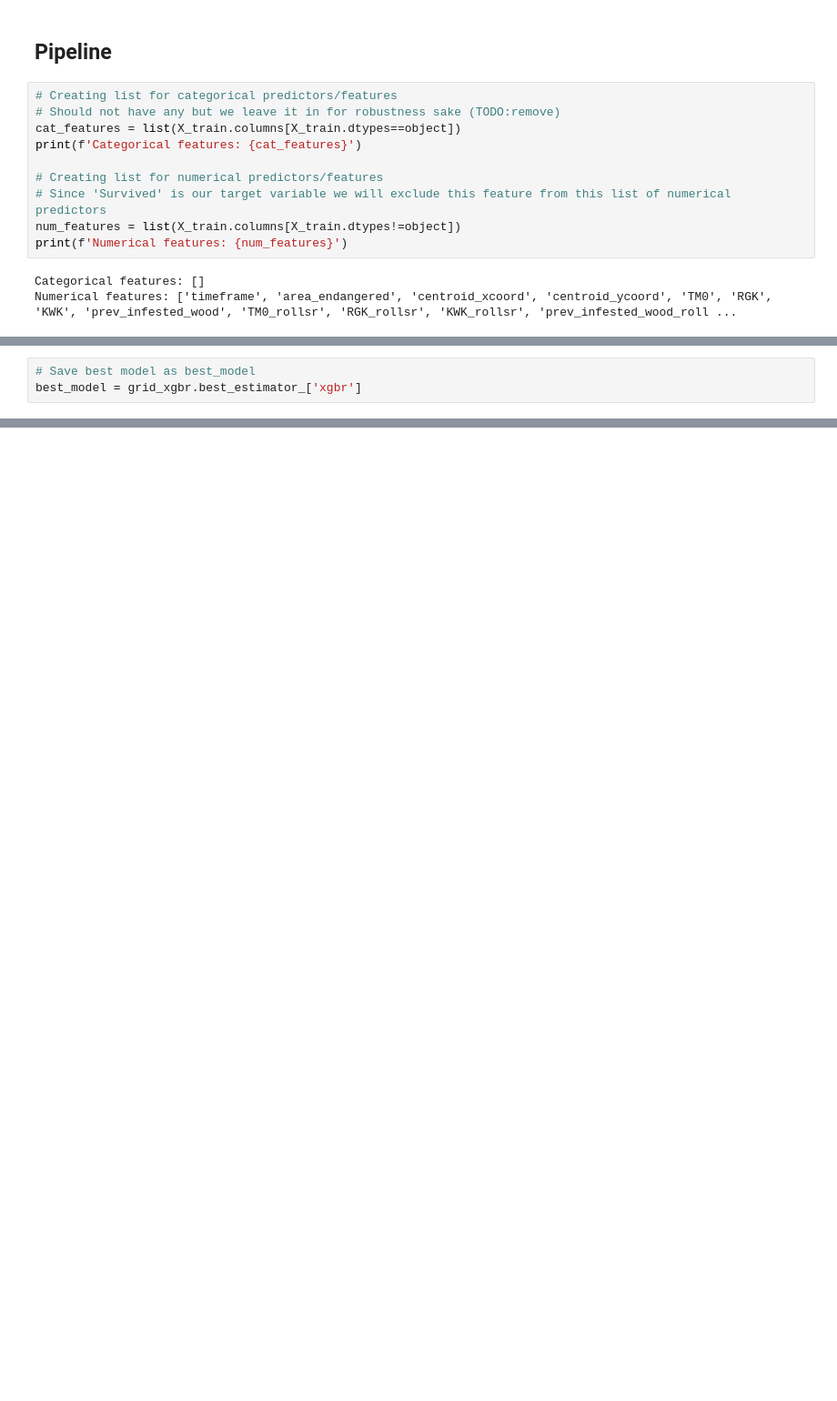
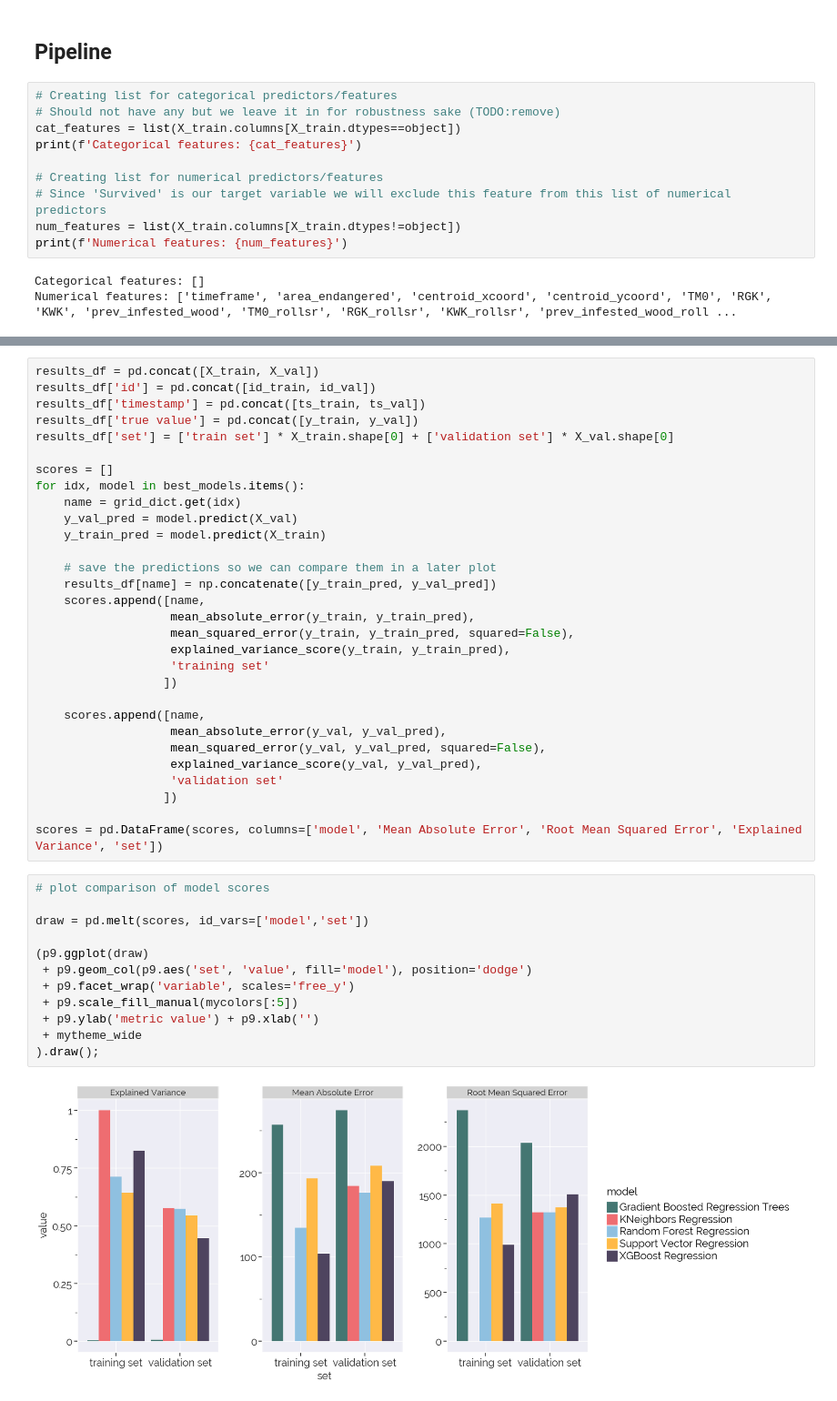
Before and after one commit to ho-ya/Bark_Beetle_Sachsenforst, a Jupyter notebook: 3_Initial_Model.ipynb, the cells around one changed output, grey strips where cells are left out. Shown at 91% size. Drawn from its saved outputs; the diff is of its cells as text; blank space fills up the shorter version.

Commit message:
Added 4 more Regression Models as pipelines and plots to comapre their performance

```diff
--- a/3_Initial_Model.ipynb
+++ b/3_Initial_Model.ipynb
@@ -270,3 +263,0 @@ Best parameters:
-# %%
-# Save best model as best_model
-best_model = grid_xgbr.best_estimator_['xgbr']
@@ -342,0 +477,44 @@ for ID in id_subset:
+# %%
+results_df = pd.concat([X_train, X_val])
+results_df['id'] = pd.concat([id_train, id_val])
+results_df['timestamp'] = pd.concat([ts_train, ts_val])
+results_df['true value'] = pd.concat([y_train, y_val])
+results_df['set'] = ['train set'] * X_train.shape[0] + ['validation set'] * X_val.shape[0]
+
+scores = []
+for idx, model in best_models.items():
+    name = grid_dict.get(idx)
+    y_val_pred = model.predict(X_val)
+    y_train_pred = model.predict(X_train)
+
+    # save the predictions so we can compare them in a later plot
+    results_df[name] = np.concatenate([y_train_pred, y_val_pred])
+    scores.append([name,
+                   mean_absolute_error(y_train, y_train_pred),
+                   mean_squared_error(y_train, y_train_pred, squared=False),
+                   explained_variance_score(y_train, y_train_pred),
+                   'training set'
+                  ])
+
+    scores.append([name,
+                   mean_absolute_error(y_val, y_val_pred),
+                   mean_squared_error(y_val, y_val_pred, squared=False),
+                   explained_variance_score(y_val, y_val_pred),
+                   'validation set'
+                  ])
+
+scores = pd.DataFrame(scores, columns=['model', 'Mean Absolute Error', 'Root Mean Squared Error', 'Explained Variance', 'set'])
+# %%
+# plot comparison of model scores
+
+draw = pd.melt(scores, id_vars=['model','set'])
+
+(p9.ggplot(draw)
+ + p9.geom_col(p9.aes('set', 'value', fill='model'), position='dodge')
+ + p9.facet_wrap('variable', scales='free_y')
+ + p9.scale_fill_manual(mycolors[:5])
+ + p9.ylab('metric value') + p9.xlab('')
+ + mytheme_wide
+).draw();
+# %% [output]
+[figure, added]
```
Also changed, not shown: parts of 24 cells of this notebook.
